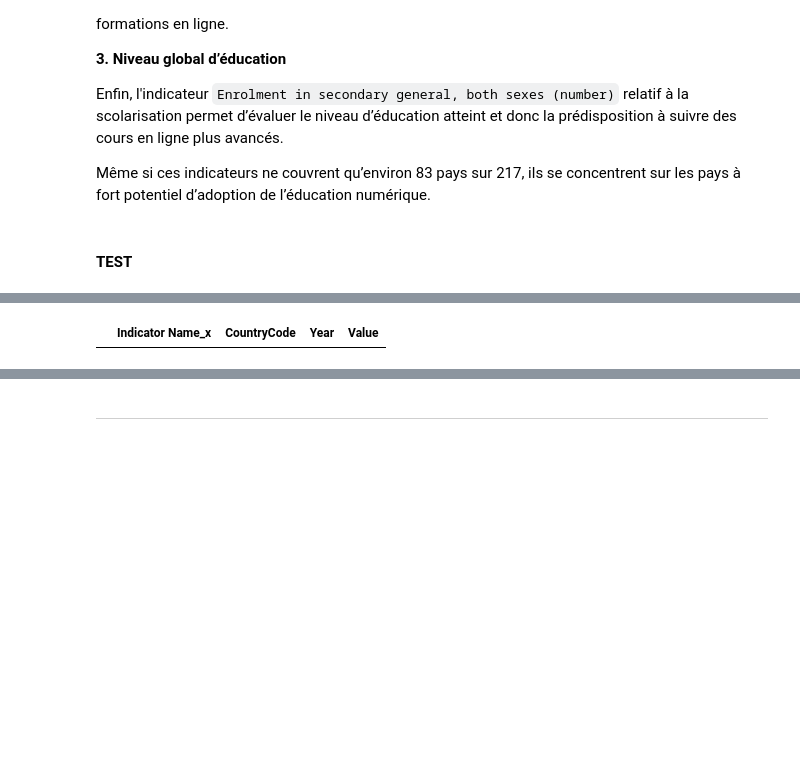
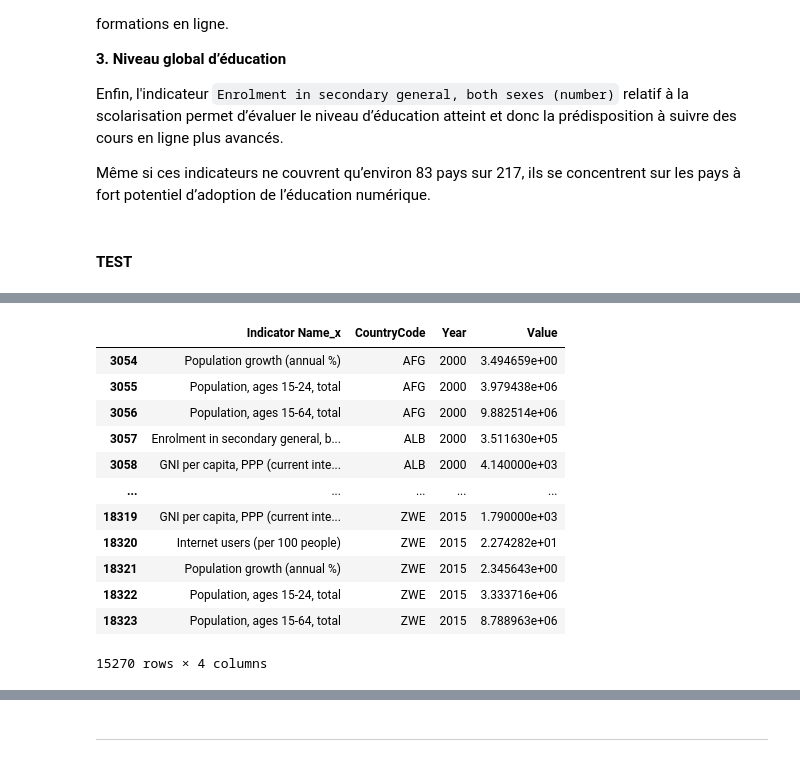
Before and after one commit to elochn/projets-openclassroom-fr, a Jupyter notebook: Projet2/Projet 2 - Analysez les données de systèmes éducatifs.ipynb, the cells around one changed output, grey strips where cells are left out. Saved outputs shown, nothing was run; the diff lists cells and outputs as text; code cells hidden in the pictures; blank space fills up the shorter version.

```diff
--- a/Projet2/Projet 2 - Analysez les données de systèmes éducatifs.ipynb
+++ b/Projet2/Projet 2 - Analysez les données de systèmes éducatifs.ipynb
@@ -2128,5 +2130,19 @@ selected_years
 # %%
-selected_years = np.arange(2000, 2016).tolist()
-df_long[df_long['Year'].isin(selected_years)]
+# Sélection des dernières années
+selected_years = [str(year) for year in range(2000, 2016)]
+
+df_long = df_long[df_long['Year'].isin(selected_years)]
 # %% [output]
 |  | Indicator Name_x | CountryCode | Year | Value |
+| 3054 | Population growth (annual %) | AFG | 2000 | 3.494659e+00 |
+| 3055 | Population, ages 15-24, total | AFG | 2000 | 3.979438e+06 |
+| 3056 | Population, ages 15-64, total | AFG | 2000 | 9.882514e+06 |
+| 3057 | Enrolment in secondary general, b... | ALB | 2000 | 3.511630e+05 |
+| 3058 | GNI per capita, PPP (current inte... | ALB | 2000 | 4.140000e+03 |
+| ... | ... | ... | ... | ... |
+| 18319 | GNI per capita, PPP (current inte... | ZWE | 2015 | 1.790000e+03 |
+| 18320 | Internet users (per 100 people) | ZWE | 2015 | 2.274282e+01 |
+| 18321 | Population growth (annual %) | ZWE | 2015 | 2.345643e+00 |
+| 18322 | Population, ages 15-24, total | ZWE | 2015 | 3.333716e+06 |
+| 18323 | Population, ages 15-64, total | ZWE | 2015 | 8.788963e+06 |
+15270 rows × 4 columns
```
Also changed, not shown: parts of 37 cells of this notebook.
